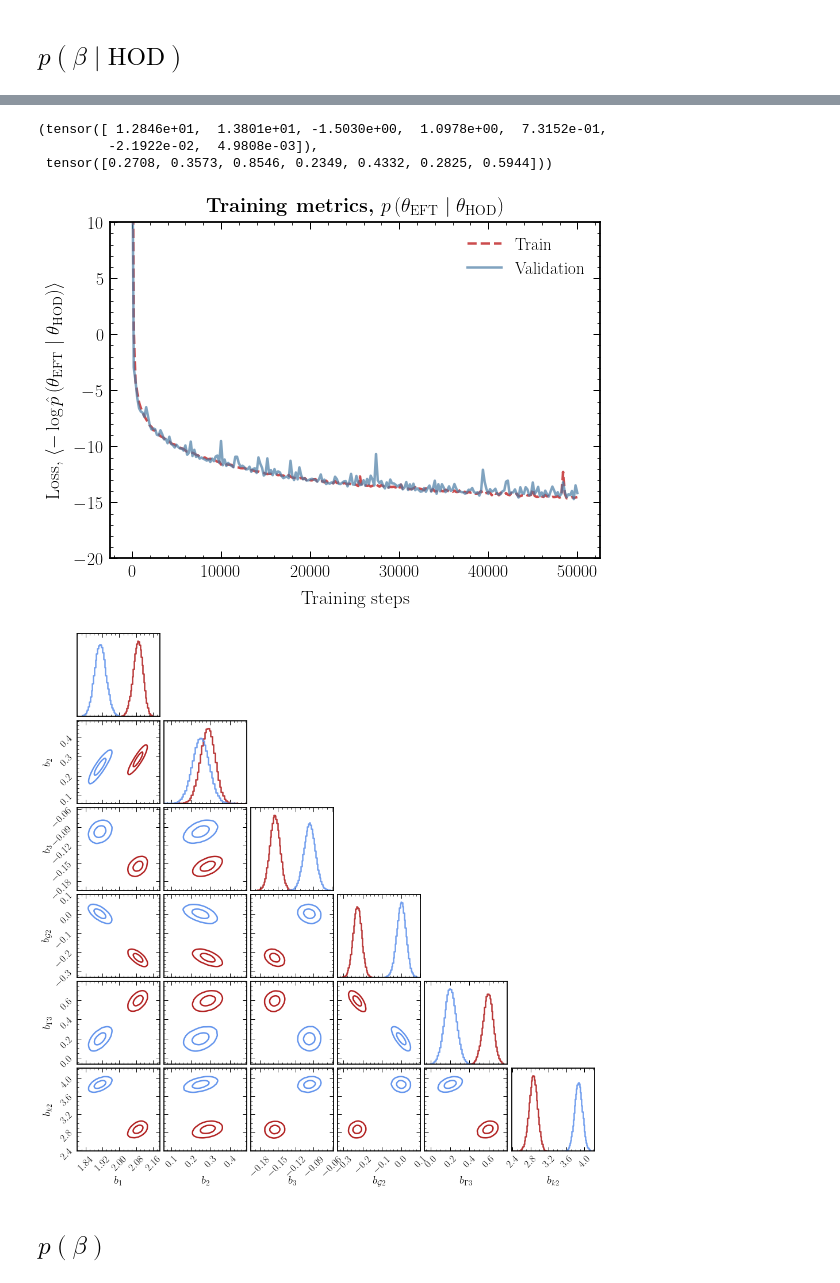
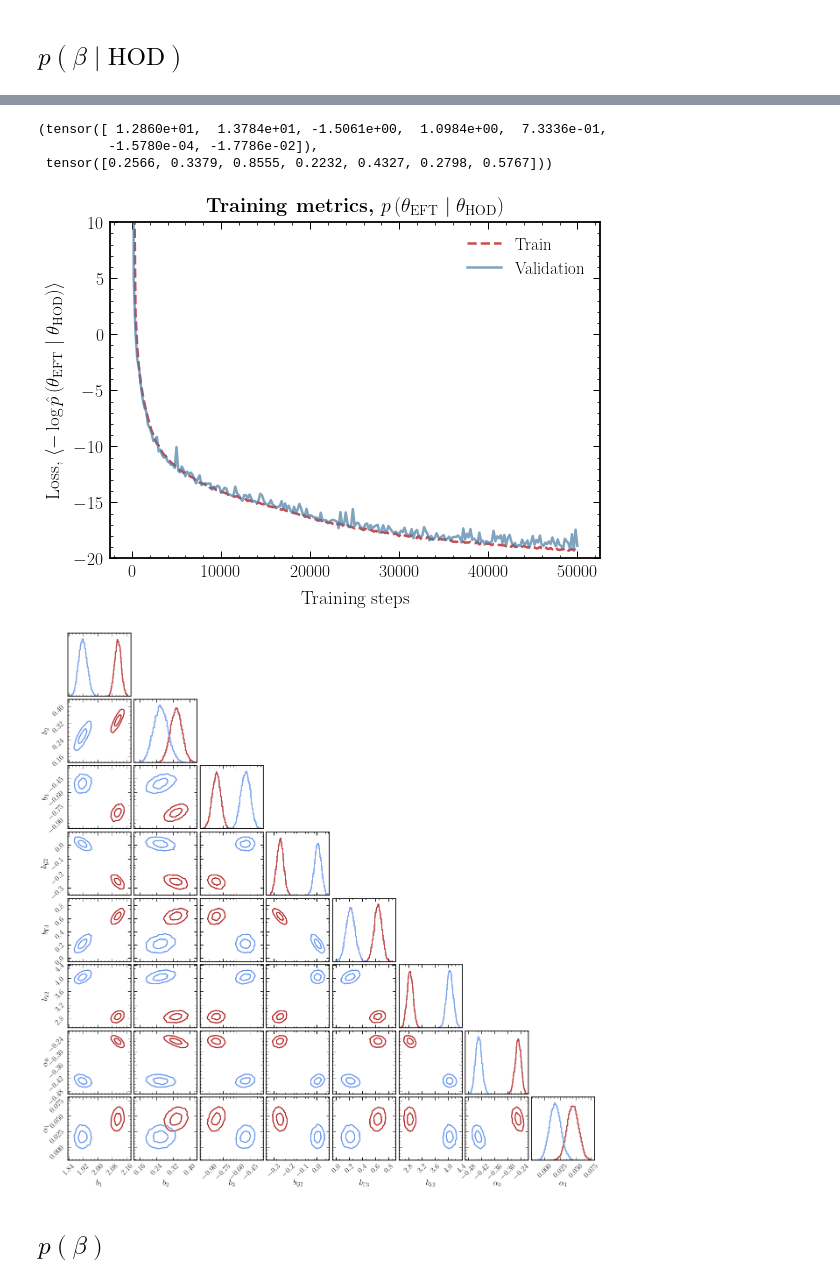
Before and after one commit to smsharma/eft-hod, a Jupyter notebook: notebooks/01_eft_fit.ipynb, the cells around one changed output, grey strips where cells are left out. Drawn from its saved outputs; the diff is of its cells as text; code cells hidden in the pictures.

```diff
--- a/notebooks/01_eft_fit.ipynb
+++ b/notebooks/01_eft_fit.ipynb
@@ -31,7 +31,7 @@ cols_default = plt.rcParams['axes.prop_cycle'].by_key()['color']
 # %%
 betas = np.load("../data/betas.npy")
 hods = np.load("../data/hods.npy")[:, :-3]
-fit_betas = np.load("../data/fit_betas_P+B.npy").T
+fit_betas = np.load("../data/fit_betas_P+B_new.npy").T
 
 betas.shape, hods.shape, fit_betas.shape
 # %% [output]
@@ -148,7 +148,7 @@ def train_flow(flow, X, Y, X_val, Y_val, batch_size=64, n_steps=5001, n_eval_eve
 d_in = X_train.shape[-1]
 d_context = Y_train.shape[-1]
 
-flow = get_flow(d_in=d_in, d_context=d_context, d_hidden=128, n_layers=6, dropout=0.1)
+flow = get_flow(d_in=d_in, d_context=d_context, d_hidden=128, n_layers=8, dropout=0.1)
 # %%
 steps_accum, loss_train_accum, loss_val_accum = train_flow(flow, X_train, Y_train, X_val, Y_val, batch_size=128, n_steps=50001, n_eval_every=200, lr=3e-4)
 # %% [output]
@@ -170,9 +170,9 @@ flow.eval();
 # %%
 Y_val.mean(axis=0), Y_val.std(axis=0)
 # %% [output]
-(tensor([ 1.2846e+01,  1.3801e+01, -1.5030e+00,  1.0978e+00,  7.3152e-01,
-         -2.1922e-02,  4.9808e-03]),
- tensor([0.2708, 0.3573, 0.8546, 0.2349, 0.4332, 0.2825, 0.5944]))
+(tensor([ 1.2860e+01,  1.3784e+01, -1.5061e+00,  1.0984e+00,  7.3336e-01,
+         -1.5780e-04, -1.7786e-02]),
+ tensor([0.2566, 0.3379, 0.8555, 0.2232, 0.4327, 0.2798, 0.5767]))
 # %%
 fig, ax = plt.subplots(1, 1, figsize=(8, 6))
 
@@ -188,27 +188,27 @@ ax.set_ylim(-20, 10)
 plt.tight_layout()
 plt.savefig("figures/loss_p_eft_hod.pdf")
 # %% [output]
-[figure, old version]
+[figure, new version]
 # %%
-samples_1 = flow.sample(context=(Y_val.mean(0) - 0 * Y_val.std(0)) [None, ...], num_samples=100_000)
-samples_2 = flow.sample(context=(Y_val.mean(0) + 1 * Y_val.std(0)) [None, ...], num_samples=100_000)
+samples_1 = flow.sample(context=(Y_val.mean(0) - 0 * Y_val.std(0)) [None, ...], num_samples=10_000)
+samples_2 = flow.sample(context=(Y_val.mean(0) + 1 * Y_val.std(0)) [None, ...], num_samples=10_000)
 # %%
 levels =  1.0 - np.exp(-0.5 *np.array([1.0, 2.0]) ** 2)
 
 corner_configs = {
     "smooth": 1.,
     "smooth1d": 0.75,
     "bins": 50,
     "levels": levels, # Assuming 'levels' is defined elsewhere
     "plot_datapoints": False,
     "plot_density": False,
-    "labels": [r'$b_1$', r'$b_2$', r'$b_3$', r'$b_{\mathcal G2}$', r'$b_{\Gamma3}$', r'$b_{k2}$']
+    "labels": [r'$b_1$', r'$b_2$', r'$b_3$', r'$b_{\mathcal G2}$', r'$b_{\Gamma3}$', r'$b_{k2}$', r"$\alpha_0$", r"$\alpha_1$",]
 }
 
 fig = corner.corner(samples_1.detach().numpy(), **corner_configs, color='firebrick');
 corner.corner(samples_2.detach().numpy(), **corner_configs, fig=fig, color='cornflowerblue');
 # %% [output]
-[figure, old version]
+[figure, new version]
 # %%
 torch.save(flow, "../data/models/p_beta_hod.pt")
 # %% [markdown]
```
Also changed, not shown: parts of 3 cells of this notebook, 1 other file.
